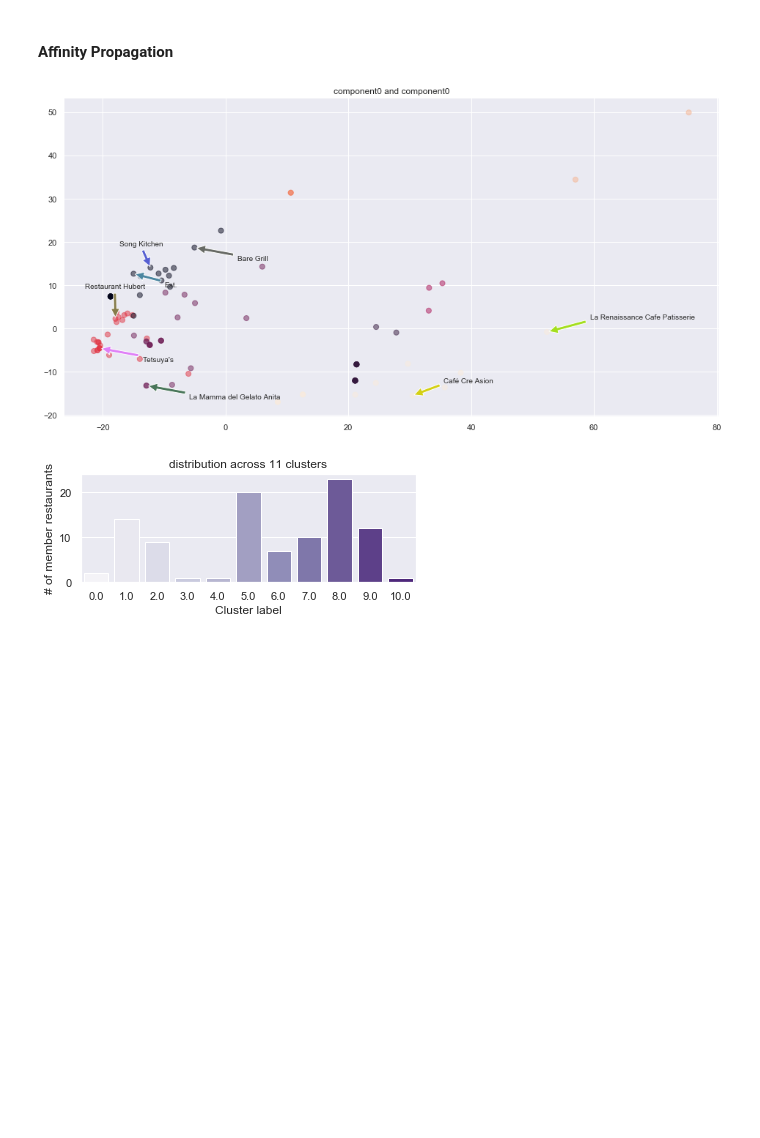
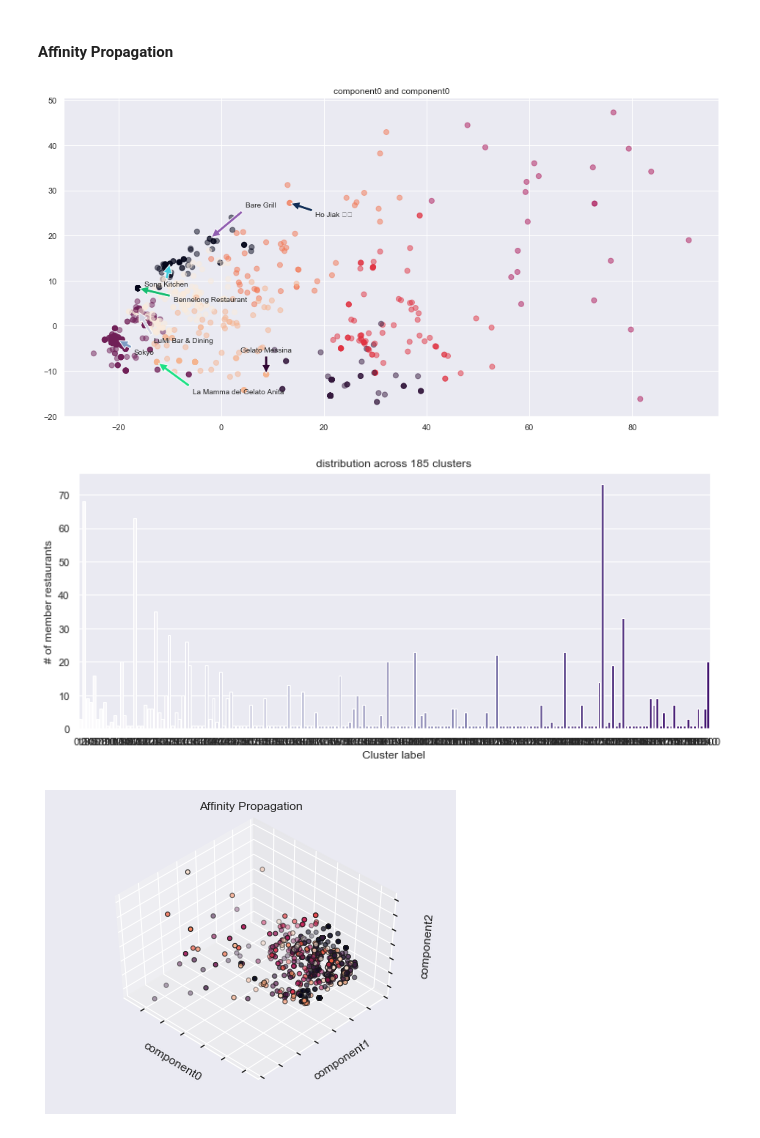
Before and after one commit to Z-an/BERT_zomato, a Jupyter notebook: bert_embeddings.ipynb, the cells around one changed output. Saved outputs shown, nothing was run; the diff lists cells and outputs as text; code cells hidden in the pictures; blank space fills up the shorter version.

```diff
--- a/bert_embeddings.ipynb
+++ b/bert_embeddings.ipynb
@@ -94,5 +94,5 @@ def getEmbeddings(n_restaurants=100,city=CITY):
 # %%
-names, cusines, embeds = getEmbeddings()
+names, cusines, embeds, bag = getEmbeddings(n_restaurants=1000)
 # %% [output]
 Cleaning Zomato data for sydney.
 
@@ -120,7 +119,7 @@ array([447.23964305, 140.91096836,  65.6819475 ,  48.87544776,
 # %%
 plt.figure(figsize=(15,8))
-plt.scatter(pca0,pca1)
-for i, x, y in zip(names, pca0, pca1):
+plt.scatter(pca0,pca1,c='white')
+for i, x, y in zip(names, pca0[:50], pca1[:50]):
     plt.text(x,y,i, color=np.random.rand(3)*0.7, fontsize=8)
 plt.show()
 # %% [output]
@@ -128,7 +127,7 @@ plt.show()
 # %%
 plt.figure(figsize=(10,10))
-plt.scatter(pca0,pca2)
-for i, x, y in zip(names, pca0, pca2):
+plt.scatter(pca0,pca2,c='white')
+for i, x, y in zip(names, pca0[:50], pca2[:50]):
     plt.text(x,y,i, color=np.random.rand(3)*0.7, fontsize=8)
 plt.show()
 # %% [output]
@@ -148,6 +147,7 @@ def plot_label_dist(cluster,palette='inferno',figsize=(10,5),flip_axes=False):
     plt.ylabel('# of member restaurants')
 
     plt.title('distribution across {} clusters'.format(len(set(labels))))
+    plt.show()
 
 
 def plot_clusters(cluster
@@ -158,9 +158,9 @@ def plot_clusters(cluster
                   ,figsize=(6,6)
                   ,multiple_plots=False):
     sns.set()
-    pca0 = principal_components[:,0]
-    pca1 = principal_components[:,1]
-    pca2 = principal_components[:,2]
+    pca0 = pc[:,0]
+    pca1 = pc[:,1]
+    pca2 = pc[:,2]
 
     if centroids: centroid_plot = cluster.cluster_centers_
     n = 2 if multiple_plots else 1
@@ -192,19 +192,21 @@ def plot_clusters(cluster
 
 def plot_3d_clusters(clusters
                      ,text=False
-                     ,n_names=8):
+                     ,n_names=8
+                     ,pc=principal_components
+                     ,figsize=(6,6)):
     from mpl_toolkits.mplot3d import Axes3D
     np.random.seed(5)
 
-    X = principal_components[:,0]
-    Y = principal_components[:,1]
-    Z = principal_components[:,2]
+    X = pc[:,0]
+    Y = pc[:,1]
+    Z = pc[:,2]
 
     fignum = 1
 
     for name,est in clusters:
         count=0
-        fig = plt.figure(fignum, figsize=(8, 6))
+        fig = plt.figure(fignum, figsize=figsize)
         ax = Axes3D(fig, rect=[0, 0, .95, 1], elev=48, azim=134)
 
         ax.scatter(X, Y, Z,
@@ -267,9 +267,11 @@ plot_label_dist(kplus,palette='Blues',figsize=(6,2))
 # %% [markdown]
 #### Affinity Propagation
 # %%
-affiProp = cluster.AffinityPropagation().fit(embeds)
+##### affiProp = cluster.AffinityPropagation().fit(embeds)
 plot_clusters(affiProp,text=True,n_names=7,figsize=(16,8))
-plot_label_dist(affiProp,palette='Purples',figsize=(6,2),flip_axes=False)
+plot_label_dist(affiProp,palette='Purples',figsize=(12,5),flip_axes=False)
+plot_3d_clusters([('Affinity Propagation',affiProp)],figsize=(6,4.5))
 # %% [output]
-[figure, old version]
+[figure, new version]
-[figure, old version]
+[figure, new version]
+[figure, added]
```
Also changed, not shown: parts of 9 cells of this notebook.
